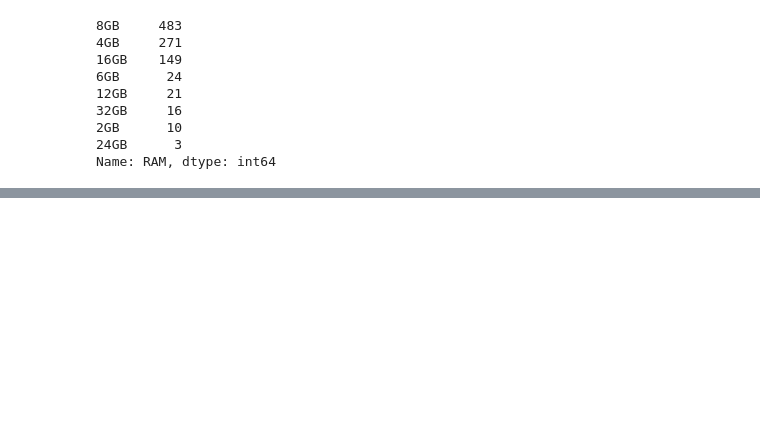
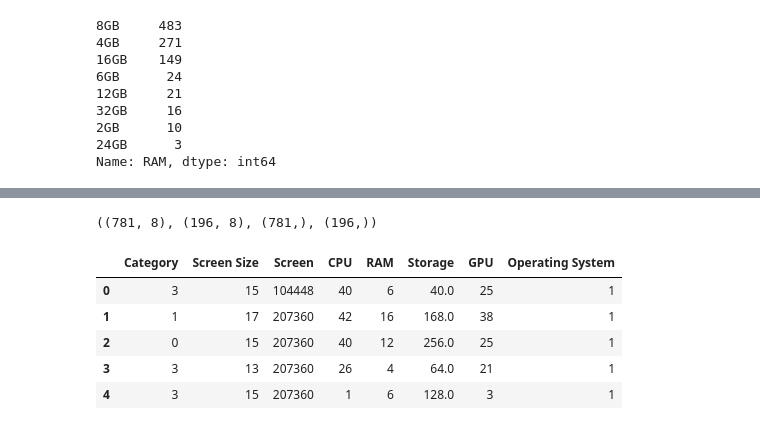
Before and after one commit to pizornpy/Proyecto-Competicion-Kaggle, a Jupyter notebook: Main.ipynb, the cells around one changed output, grey strips where cells are left out. Saved outputs shown, nothing was run; the diff lists cells and outputs as text; code cells hidden in the pictures; blank space fills up the shorter version.

```diff
--- a/Main.ipynb
+++ b/Main.ipynb
@@ -68,0 +392,23 @@ Name: RAM, dtype: int64
+# %%
+from sklearn.model_selection import train_test_split as tts
+
+
+X_train, X_test, y_train, y_test = tts(X1, y1,
+                                       train_size=0.8,
+                                       test_size=0.2,
+                                       random_state=42
+                                      )
+
+
+X_train.shape, X_test.shape, y_train.shape, y_test.shape
+# %% [output]
+((781, 8), (196, 8), (781,), (196,))
+# %%
+test.head()
+# %% [output]
+|  | Category | Screen Size | Screen | CPU | RAM | Storage | GPU | Operating System |
+| 0 | 3 | 15 | 104448 | 40 | 6 | 40.0 | 25 | 1 |
+| 1 | 1 | 17 | 207360 | 42 | 16 | 168.0 | 38 | 1 |
+| 2 | 0 | 15 | 207360 | 40 | 12 | 256.0 | 25 | 1 |
+| 3 | 3 | 13 | 207360 | 26 | 4 | 64.0 | 21 | 1 |
+| 4 | 3 | 15 | 207360 | 1 | 6 | 128.0 | 3 | 1 |
```
Also changed, not shown: parts of 48 cells of this notebook, 7 other files.
